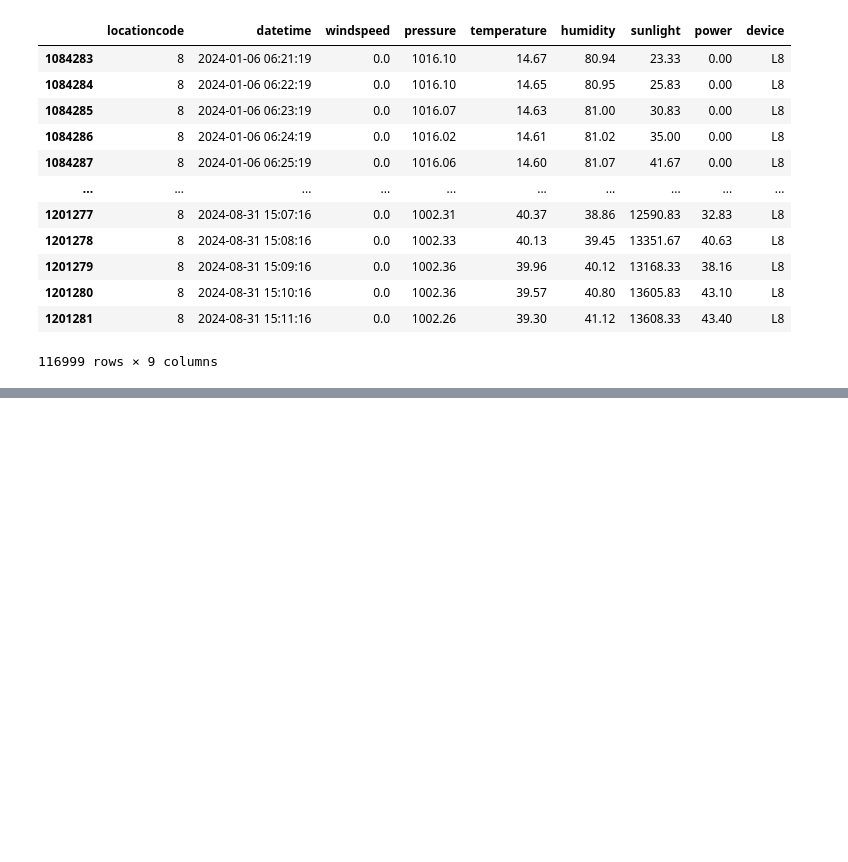
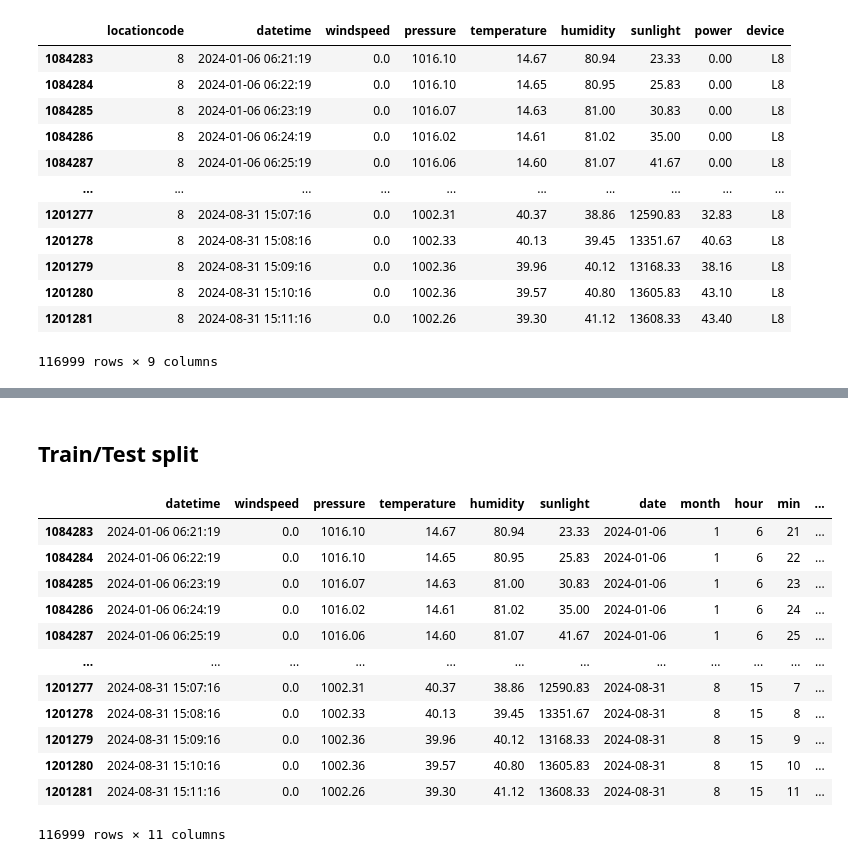
Before and after one commit to chiseanchang0727/aicup-predict-energy-generation, a Jupyter notebook: test_region/Predict_1_Sean.ipynb, the cells around one changed output, grey strips where cells are left out. Drawn from its saved outputs; the diff is of its cells as text; code cells hidden in the pictures; blank space fills up the shorter version.

```diff
--- a/test_region/Predict_1_Sean.ipynb
+++ b/test_region/Predict_1_Sean.ipynb
@@ -51,9 +51,10 @@ def calculate_pressure_diff(df, column='pressure'):
     Returns:
     pd.DataFrame: The DataFrame with an added column for pressure difference.
     """
-    mean_value = df[column].mean()
-    df.loc[:, f'{column}_diff'] = df[column].apply(lambda x: round(x - mean_value, 2))
-    return df
+    df_copy = df.copy()
+    mean_value = df_copy[column].mean()
+    df_copy.loc[:, f'{column}_diff'] = df_copy[column].apply(lambda x: round(x - mean_value, 2))
+    return df_copy
 # %%
 df_device = calculate_pressure_diff(df_device, column='pressure')
 df_device
@@ -73,0 +77,3 @@ df_device
+# %%
+df_fe_result = create_time_features(df_device, 'datetime')
+df_fe_result.head()
@@ -73,0 +87,22 @@ df_device
+# %% [markdown]
+## Train/Test split
+# %%
+# input data
+input_cols = ['datetime', 'windspeed', 'pressure', 'temperature', 'humidity', 'sunlight', 'date' ,'month', 'hour', 'min', 'power']
+df_input = df_fe_result[input_cols]
+# %%
+df_input
+# %% [output]
+|  | datetime | windspeed | pressure | temperature | humidity | sunlight | date | month | hour | min | ... |
+| 1084283 | 2024-01-06 06:21:19 | 0.0 | 1016.10 | 14.67 | 80.94 | 23.33 | 2024-01-06 | 1 | 6 | 21 | ... |
+| 1084284 | 2024-01-06 06:22:19 | 0.0 | 1016.10 | 14.65 | 80.95 | 25.83 | 2024-01-06 | 1 | 6 | 22 | ... |
+| 1084285 | 2024-01-06 06:23:19 | 0.0 | 1016.07 | 14.63 | 81.00 | 30.83 | 2024-01-06 | 1 | 6 | 23 | ... |
+| 1084286 | 2024-01-06 06:24:19 | 0.0 | 1016.02 | 14.61 | 81.02 | 35.00 | 2024-01-06 | 1 | 6 | 24 | ... |
+| 1084287 | 2024-01-06 06:25:19 | 0.0 | 1016.06 | 14.60 | 81.07 | 41.67 | 2024-01-06 | 1 | 6 | 25 | ... |
+| ... | ... | ... | ... | ... | ... | ... | ... | ... | ... | ... | ... |
+| 1201277 | 2024-08-31 15:07:16 | 0.0 | 1002.31 | 40.37 | 38.86 | 12590.83 | 2024-08-31 | 8 | 15 | 7 | ... |
+| 1201278 | 2024-08-31 15:08:16 | 0.0 | 1002.33 | 40.13 | 39.45 | 13351.67 | 2024-08-31 | 8 | 15 | 8 | ... |
+| 1201279 | 2024-08-31 15:09:16 | 0.0 | 1002.36 | 39.96 | 40.12 | 13168.33 | 2024-08-31 | 8 | 15 | 9 | ... |
+| 1201280 | 2024-08-31 15:10:16 | 0.0 | 1002.36 | 39.57 | 40.80 | 13605.83 | 2024-08-31 | 8 | 15 | 10 | ... |
+| 1201281 | 2024-08-31 15:11:16 | 0.0 | 1002.26 | 39.30 | 41.12 | 13608.33 | 2024-08-31 | 8 | 15 | 11 | ... |
+116999 rows × 11 columns
```
Also changed, not shown: parts of 3 cells of this notebook, 1 other file.
